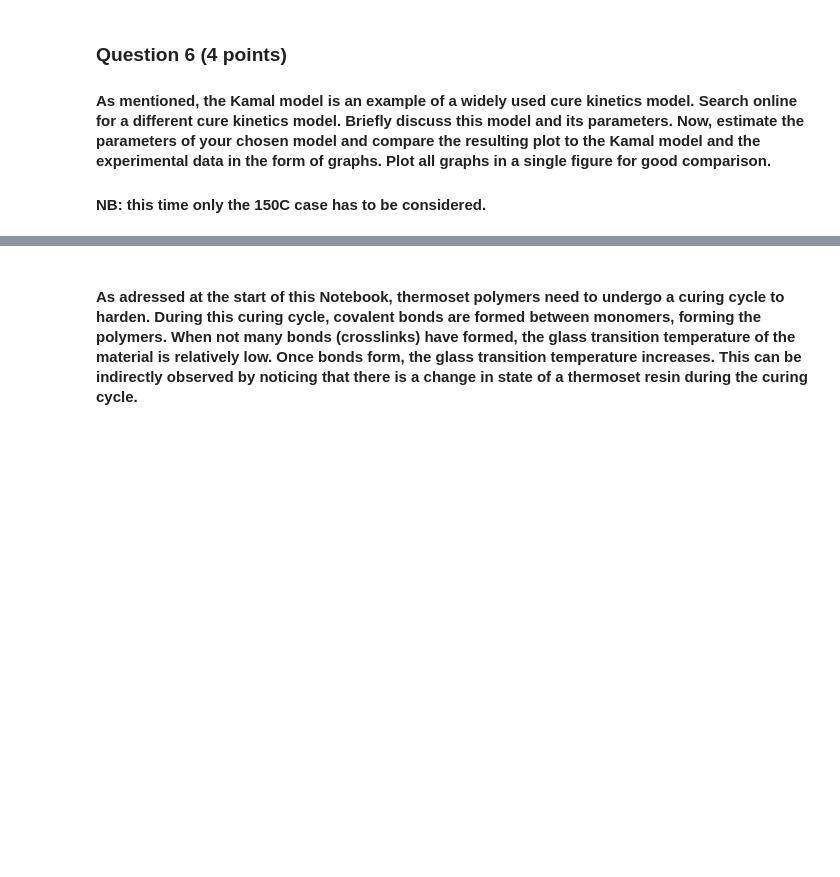
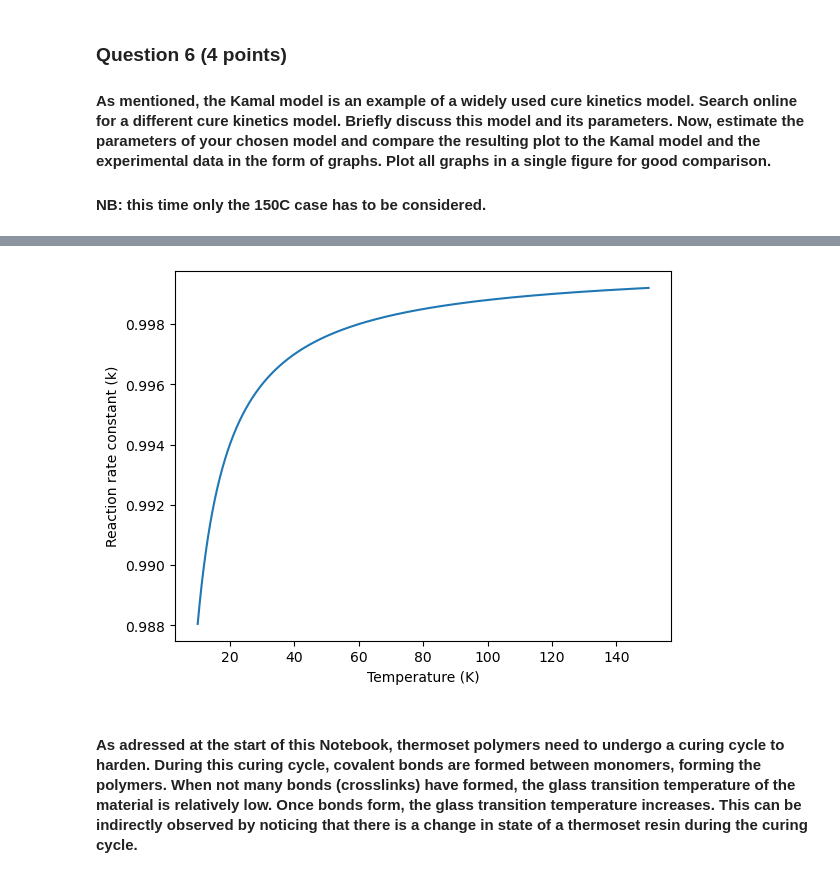
Before and after one commit to ocarpentier/PCM, a Jupyter notebook: Curekinetics/Cure Kinetics PCM.ipynb, the cells around one changed output, grey strips where cells are left out. Drawn from its saved outputs; the diff is of its cells as text; code cells hidden in the pictures; blank space fills up the shorter version.

```diff
--- a/Curekinetics/Cure Kinetics PCM.ipynb
+++ b/Curekinetics/Cure Kinetics PCM.ipynb
@@ -205,3 +212,31 @@ plt.show()
+# %%
+A = 1.0
+Ea = 1.0
+R = 8.314
+
+# Define the temperature range
+T_min = 10
+T_max = 150
+T_step = 0.01
+T = np.arange(T_min, T_max, T_step)
+
+# Compute the reaction rate constant k
+k = A * np.exp(-Ea / (R * T))
+
+# Create a figure and axes object
+fig, ax = plt.subplots()
+
+# Plot the reaction rate constant as a function of temperature
+ax.plot(T, k, -'r)
+
+# Set the x- and y-axis labels
+ax.set_xlabel("Temperature (K)")
+ax.set_ylabel("Reaction rate constant (k)")
+
+# Show the plot
+plt.show()
+# %% [output]
+[figure, added]
 # %% [markdown]
 #### As adressed at the start of this Notebook, thermoset polymers need to undergo a curing cycle to harden. During this curing cycle, covalent bonds are formed between monomers, forming the polymers. When not many bonds (crosslinks) have formed, the glass transition temperature of the material is relatively low. Once bonds form, the glass transition temperature increases. This can be indirectly observed by noticing that there is a change in state of a thermoset resin during the curing cycle.
 # %% [markdown]
```
Also changed, not shown: parts of 1 cell of this notebook.
